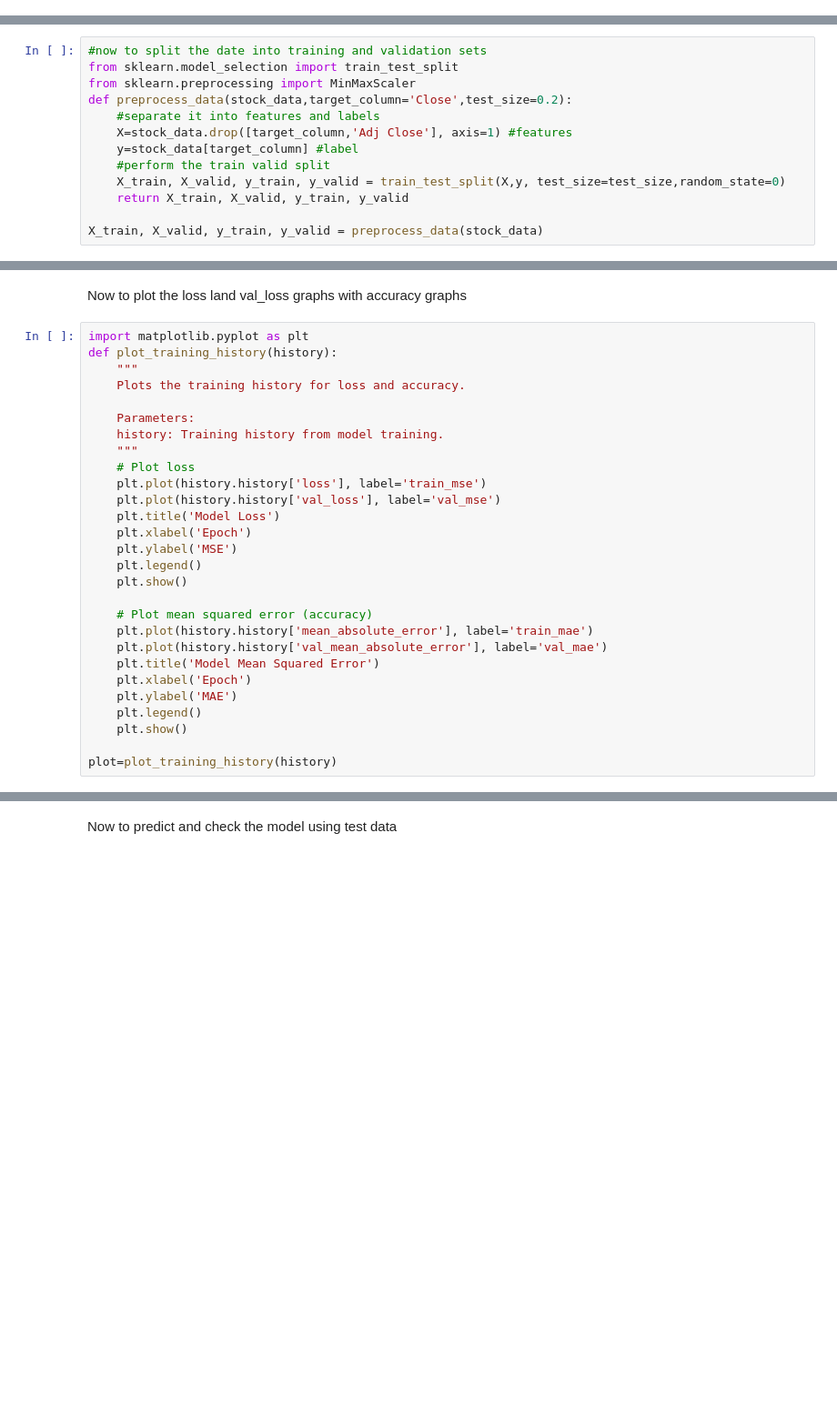
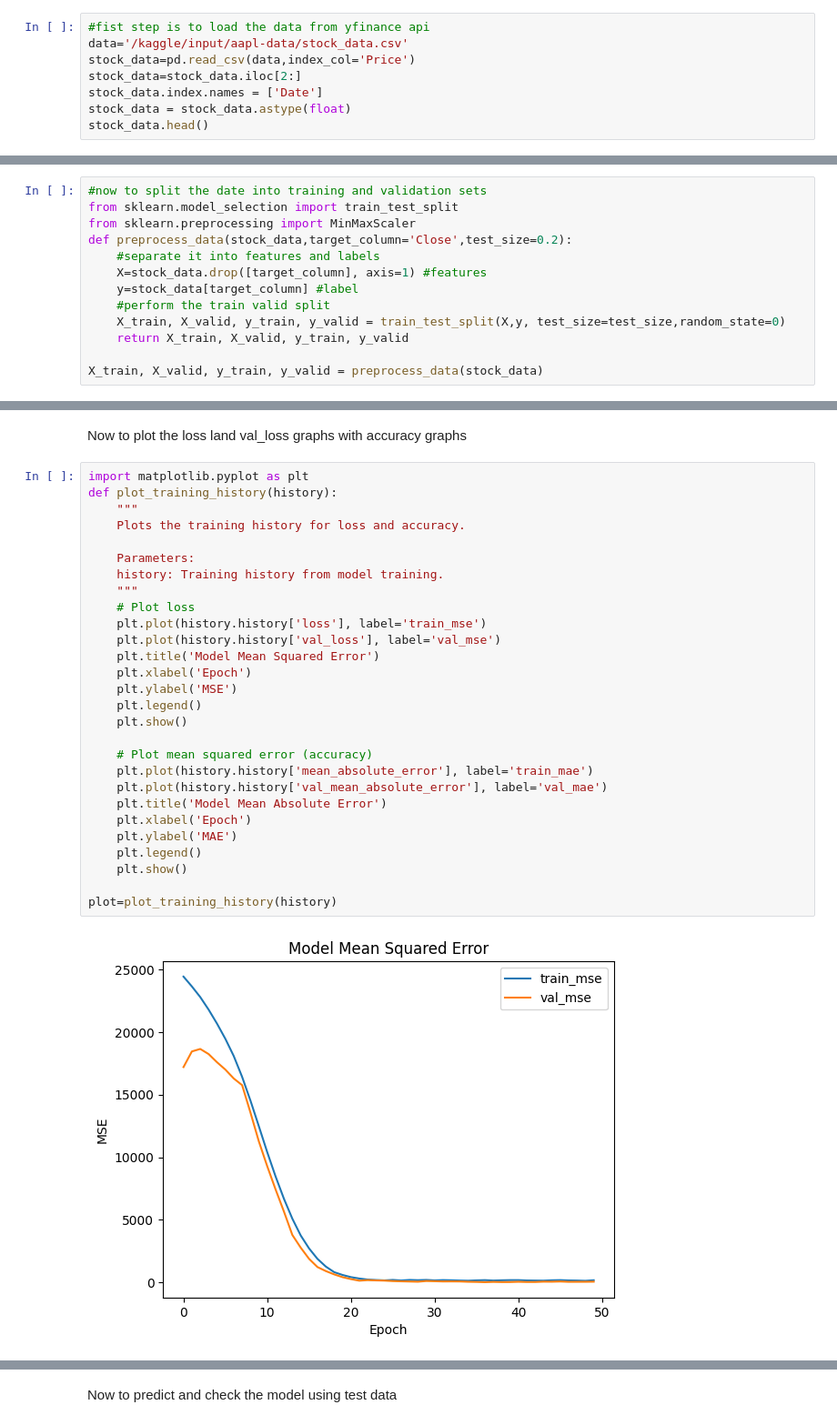
Before and after one commit to Satyam-2303/Closing-Price-Prediction, a Jupyter notebook: basic-stock-prediction.ipynb, the cells around one changed output, grey strips where cells are left out. Shown at 91% size. Drawn from its saved outputs; the diff is of its cells as text; blank space fills up the shorter version.

```diff
--- a/basic-stock-prediction.ipynb
+++ b/basic-stock-prediction.ipynb
@@ -36,0 +26,8 @@ stock_data=load_data('AAPL','2020-01-01','2025-02-01')
+# %%
+#fist step is to load the data from yfinance api
+data='/kaggle/input/aapl-data/stock_data.csv'
+stock_data=pd.read_csv(data,index_col='Price')
+stock_data=stock_data.iloc[2:]
+stock_data.index.names = ['Date']
+stock_data = stock_data.astype(float)
+stock_data.head()
@@ -40,7 +45,7 @@ from sklearn.model_selection import train_test_split
 from sklearn.preprocessing import MinMaxScaler
 def preprocess_data(stock_data,target_column='Close',test_size=0.2):
     #separate it into features and labels
-    X=stock_data.drop([target_column,'Adj Close'], axis=1) #features
+    X=stock_data.drop([target_column], axis=1) #features
     y=stock_data[target_column] #label
     #perform the train valid split
     X_train, X_valid, y_train, y_valid = train_test_split(X,y, test_size=test_size,random_state=0)
@@ -99,28 +122,30 @@ Now to plot the loss land val_loss graphs with accuracy graphs
 # %%
 import matplotlib.pyplot as plt
 def plot_training_history(history):
     """
     Plots the training history for loss and accuracy.
 
     Parameters:
     history: Training history from model training.
     """
     # Plot loss
     plt.plot(history.history['loss'], label='train_mse')
     plt.plot(history.history['val_loss'], label='val_mse')
-    plt.title('Model Loss')
+    plt.title('Model Mean Squared Error')
     plt.xlabel('Epoch')
     plt.ylabel('MSE')
     plt.legend()
     plt.show()
 
     # Plot mean squared error (accuracy)
     plt.plot(history.history['mean_absolute_error'], label='train_mae')
     plt.plot(history.history['val_mean_absolute_error'], label='val_mae')
-    plt.title('Model Mean Squared Error')
+    plt.title('Model Mean Absolute Error')
     plt.xlabel('Epoch')
     plt.ylabel('MAE')
     plt.legend()
     plt.show()
 
 plot=plot_training_history(history)
+# %% [output]
+[figure, added]
```
Also changed, not shown: parts of 6 cells of this notebook.
